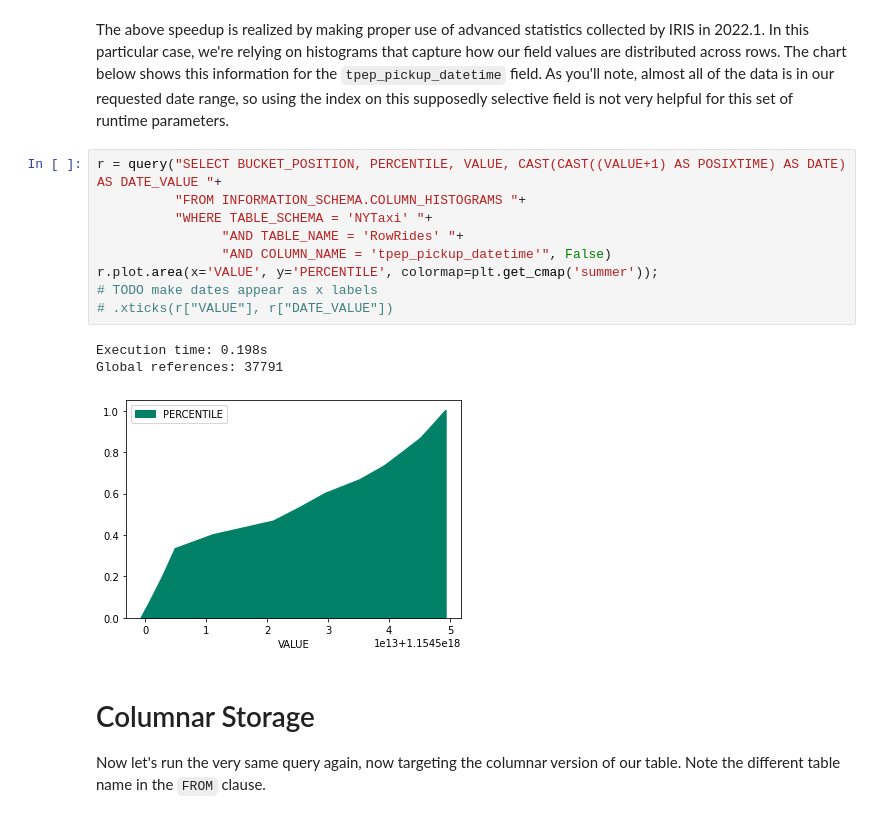
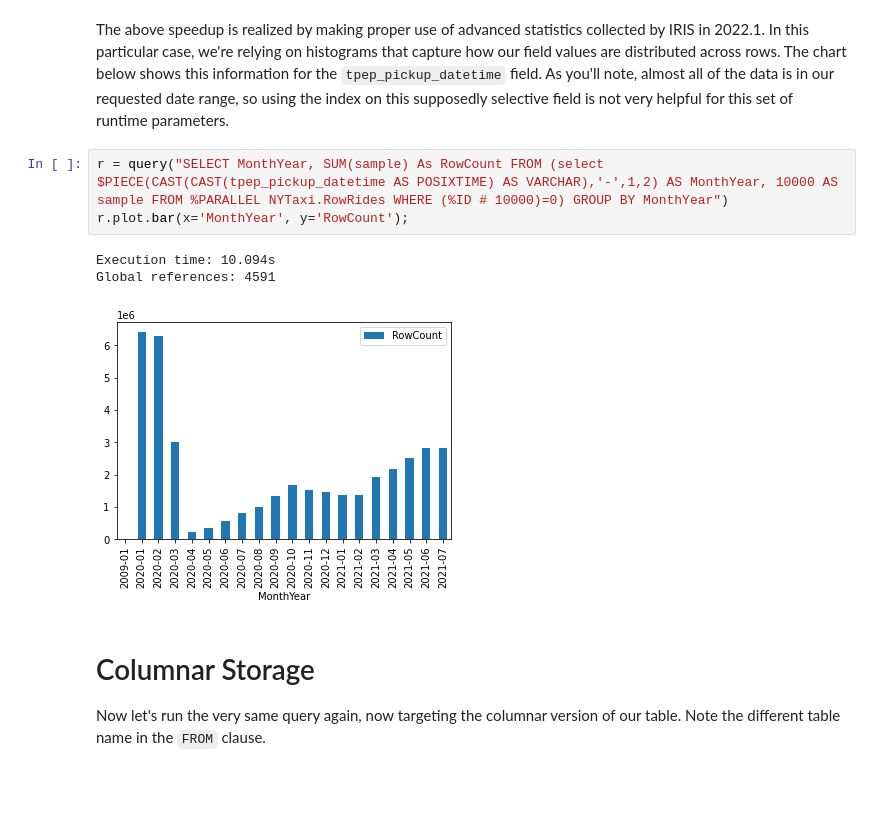
Before and after one commit to bdeboe/isc-taxi-demo, a Jupyter notebook: src/python/demo.ipynb, the cells around one changed output. Cells and saved outputs as stored; diff of their text form; blank space fills up the shorter version.

Commit message:
remove pre-release histogram view

```diff
--- a/src/python/demo.ipynb
+++ b/src/python/demo.ipynb
@@ -110,18 +110,12 @@ Global references: 3826450  - 13.22x less
 The above speedup is realized by making proper use of advanced statistics collected by IRIS in 2022.1. In this particular case, we're relying on histograms that capture how our field values are distributed across rows. The chart below shows this information for the `tpep_pickup_datetime` field.
 As you'll note, almost all of the data is in our requested date range, so using the index on this supposedly selective field is not very helpful for this set of runtime parameters.
 # %%
-r = query("SELECT BUCKET_POSITION, PERCENTILE, VALUE, CAST(CAST((VALUE+1) AS POSIXTIME) AS DATE) AS DATE_VALUE "+
-          "FROM INFORMATION_SCHEMA.COLUMN_HISTOGRAMS "+
-          "WHERE TABLE_SCHEMA = 'NYTaxi' "+
-                "AND TABLE_NAME = 'RowRides' "+
-                "AND COLUMN_NAME = 'tpep_pickup_datetime'", False)
-r.plot.area(x='VALUE', y='PERCENTILE', colormap=plt.get_cmap('summer'));
-# TODO make dates appear as x labels
-# .xticks(r["VALUE"], r["DATE_VALUE"])
+r = query("SELECT MonthYear, SUM(sample) As RowCount FROM (select $PIECE(CAST(CAST(tpep_pickup_datetime AS POSIXTIME) AS VARCHAR),'-',1,2) AS MonthYear, 10000 AS sample FROM %PARALLEL NYTaxi.RowRides WHERE (%ID # 10000)=0) GROUP BY MonthYear")
+r.plot.bar(x='MonthYear', y='RowCount');
 # %% [output]
-Execution time: 0.198s
-Global references: 37791
+Execution time: 10.094s
+Global references: 4591
-[figure, old version]
+[figure, new version]
 # %% [markdown]
 # Columnar Storage
 
```
Also changed, not shown: parts of 11 cells of this notebook.
